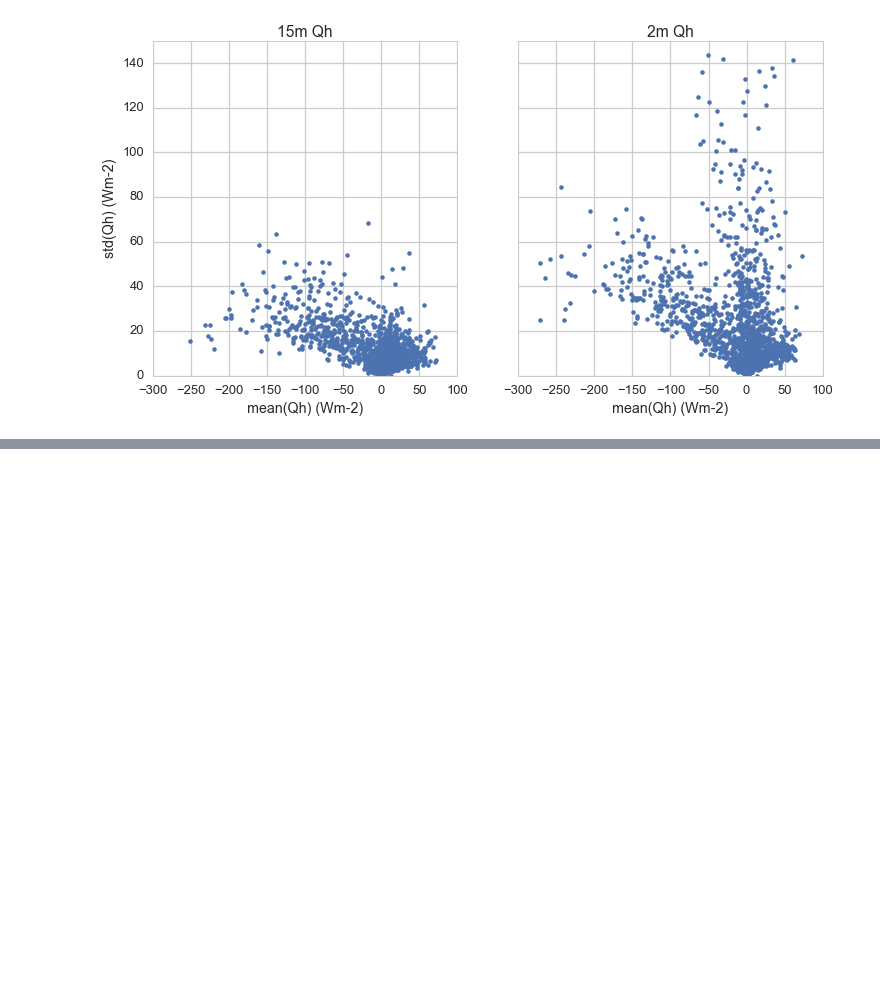
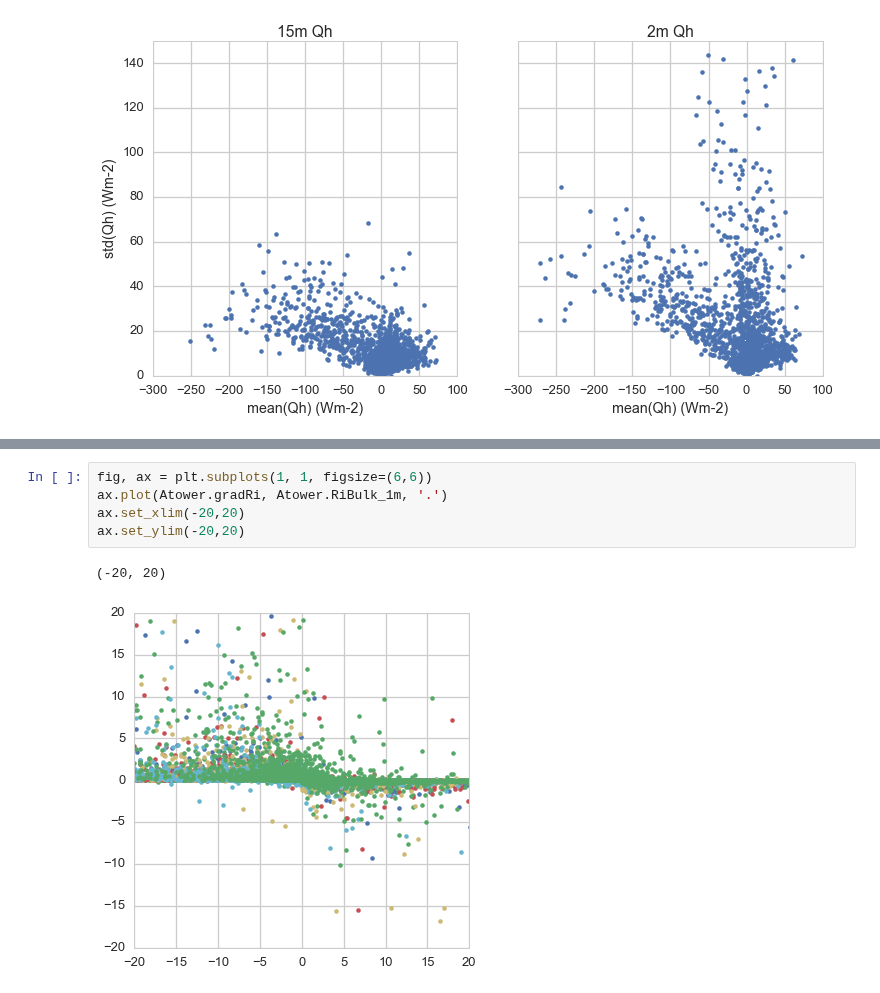
Before and after one commit to klapo/TurbulenceFeedbacks, a Jupyter notebook: TF.VariableObs.ipynb, the cells around one changed output, grey strips where cells are left out. Cells and saved outputs as stored; diff of their text form; blank space fills up the shorter version.

```diff
--- a/TF.VariableObs.ipynb
+++ b/TF.VariableObs.ipynb
@@ -305,0 +418,8 @@ ax.set_xlabel('mean(Qh) (Wm-2)')
+# %%
+fig, ax = plt.subplots(1, 1, figsize=(6,6))
+ax.plot(Atower.gradRi, Atower.RiBulk_1m, '.')
+ax.set_xlim(-20,20)
+ax.set_ylim(-20,20)
+# %% [output]
+(-20, 20)
+[figure, added]
```
Also changed, not shown: parts of 18 cells of this notebook.
